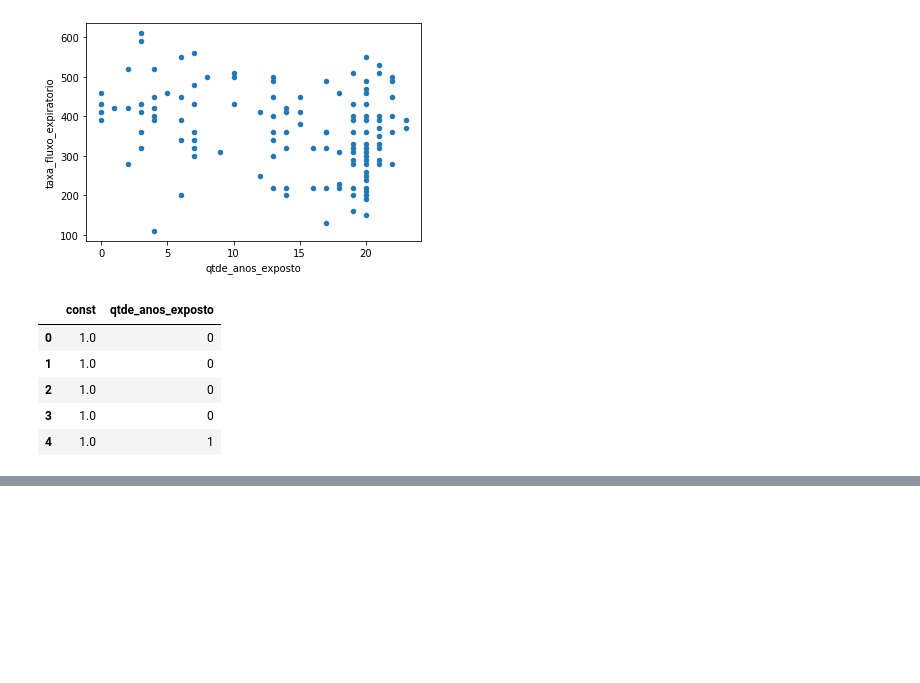
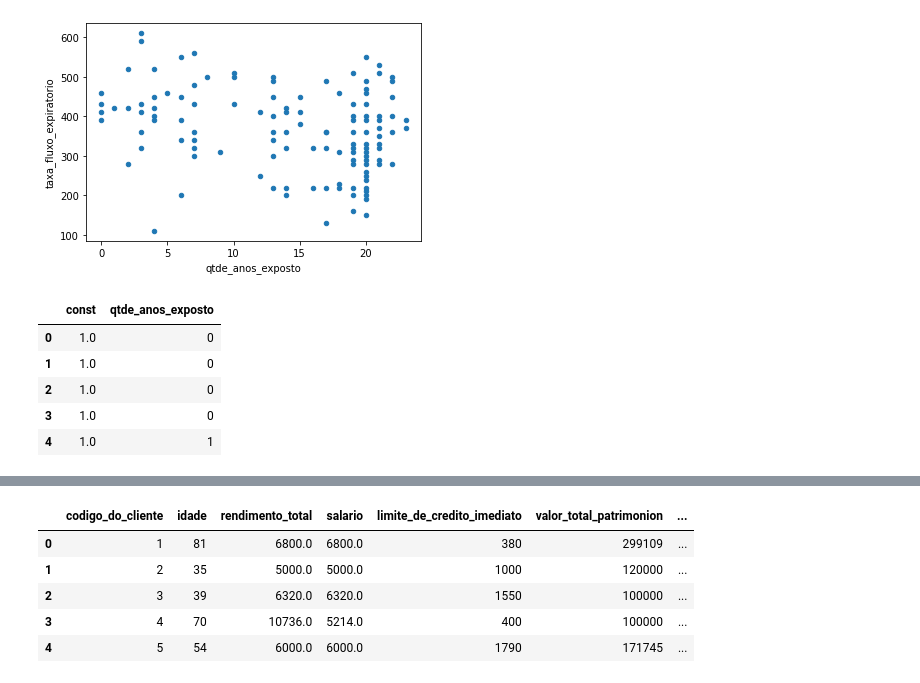
Before and after one commit to devodla/python-clustering-data, a Jupyter notebook: Regr_Linear.ipynb, the cells around one changed output, grey strips where cells are left out. Drawn from its saved outputs; the diff is of its cells as text; code cells hidden in the pictures; blank space fills up the shorter version.

```diff
--- a/Regr_Linear.ipynb
+++ b/Regr_Linear.ipynb
@@ -123,0 +156,13 @@ Warnings:
+# %%
+# limpando o nome das colunas
+import janitor
+
+dados = dados.clean_names().rename(columns={'rendimento\ntotal': 'rendimento_total', 'valor_total\ndo_patrimonio': 'valor_total_patrimonion'})
+dados.head()
+# %% [output]
+|  | codigo_do_cliente | idade | rendimento_total | salario | limite_de_credito_imediato | valor_total_patrimonion | ... |
+| 0 | 1 | 81 | 6800.0 | 6800.0 | 380 | 299109 | ... |
+| 1 | 2 | 35 | 5000.0 | 5000.0 | 1000 | 120000 | ... |
+| 2 | 3 | 39 | 6320.0 | 6320.0 | 1550 | 100000 | ... |
+| 3 | 4 | 70 | 10736.0 | 5214.0 | 400 | 100000 | ... |
+| 4 | 5 | 54 | 6000.0 | 6000.0 | 1790 | 171745 | ... |
```
Also changed, not shown: parts of 10 cells of this notebook.
